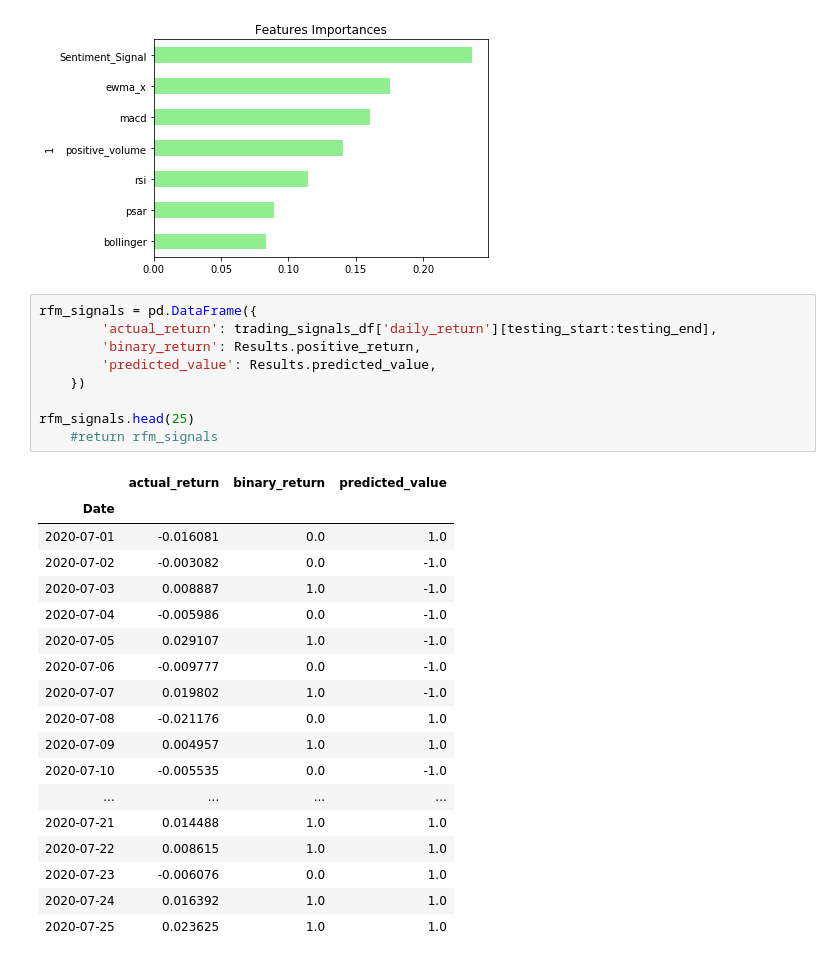
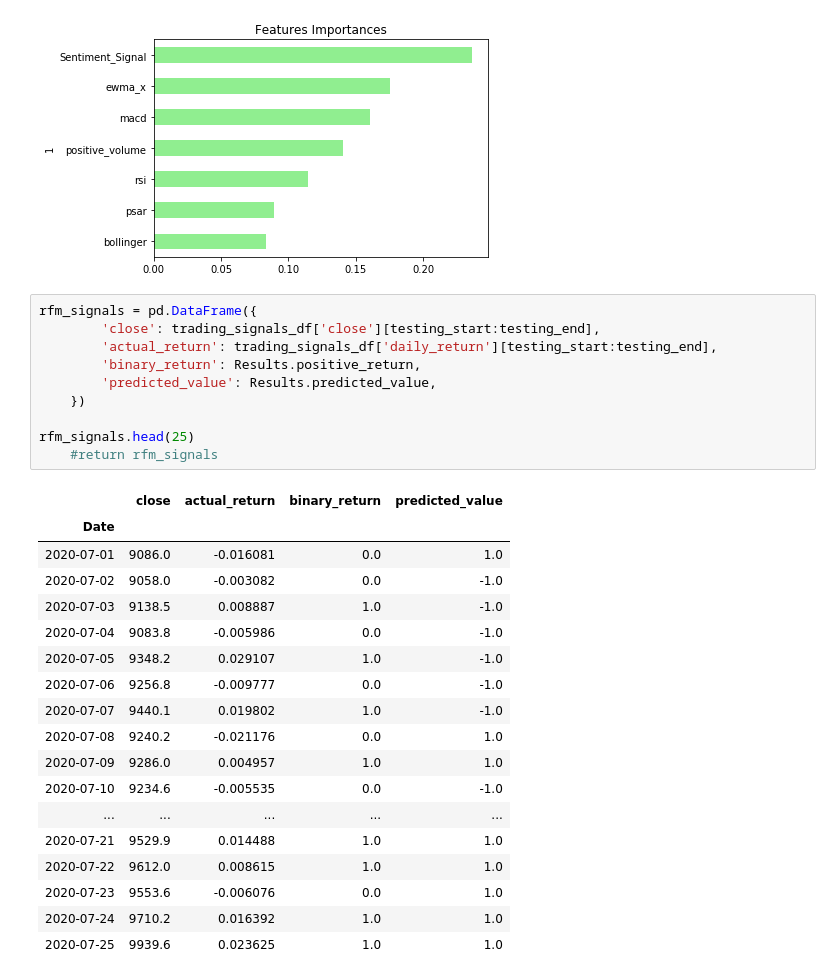
Before and after one commit to stew1922/Crypto_Bandyts, a Jupyter notebook: libs/notebooks/rfm_crypto1.ipynb, the cells around one changed output. Drawn from its saved outputs; the diff is of its cells as text.

```diff
--- a/libs/notebooks/rfm_crypto1.ipynb
+++ b/libs/notebooks/rfm_crypto1.ipynb
@@ -459,29 +459,30 @@ importances_sorted.plot(kind='barh', color='lightgreen', title= 'Features Import
 [figure]
 # %%
 rfm_signals = pd.DataFrame({
+        'close': trading_signals_df['close'][testing_start:testing_end],
         'actual_return': trading_signals_df['daily_return'][testing_start:testing_end],
         'binary_return': Results.positive_return,
         'predicted_value': Results.predicted_value,
     })
 
 rfm_signals.head(25)
     #return rfm_signals
 # %% [output]
-|  | actual_return | binary_return | predicted_value |
-| Date |  |  |  |
-| 2020-07-01 | -0.016081 | 0.0 | 1.0 |
-| 2020-07-02 | -0.003082 | 0.0 | -1.0 |
-| 2020-07-03 | 0.008887 | 1.0 | -1.0 |
-| 2020-07-04 | -0.005986 | 0.0 | -1.0 |
-| 2020-07-05 | 0.029107 | 1.0 | -1.0 |
-| 2020-07-06 | -0.009777 | 0.0 | -1.0 |
-| 2020-07-07 | 0.019802 | 1.0 | -1.0 |
-| 2020-07-08 | -0.021176 | 0.0 | 1.0 |
-| 2020-07-09 | 0.004957 | 1.0 | 1.0 |
-| 2020-07-10 | -0.005535 | 0.0 | -1.0 |
-| ... | ... | ... | ... |
-| 2020-07-21 | 0.014488 | 1.0 | 1.0 |
-| 2020-07-22 | 0.008615 | 1.0 | 1.0 |
-| 2020-07-23 | -0.006076 | 0.0 | 1.0 |
-| 2020-07-24 | 0.016392 | 1.0 | 1.0 |
-| 2020-07-25 | 0.023625 | 1.0 | 1.0 |
+|  | close | actual_return | binary_return | predicted_value |
+| Date |  |  |  |  |
+| 2020-07-01 | 9086.0 | -0.016081 | 0.0 | 1.0 |
+| 2020-07-02 | 9058.0 | -0.003082 | 0.0 | -1.0 |
+| 2020-07-03 | 9138.5 | 0.008887 | 1.0 | -1.0 |
+| 2020-07-04 | 9083.8 | -0.005986 | 0.0 | -1.0 |
+| 2020-07-05 | 9348.2 | 0.029107 | 1.0 | -1.0 |
+| 2020-07-06 | 9256.8 | -0.009777 | 0.0 | -1.0 |
+| 2020-07-07 | 9440.1 | 0.019802 | 1.0 | -1.0 |
+| 2020-07-08 | 9240.2 | -0.021176 | 0.0 | 1.0 |
+| 2020-07-09 | 9286.0 | 0.004957 | 1.0 | 1.0 |
+| 2020-07-10 | 9234.6 | -0.005535 | 0.0 | -1.0 |
+| ... | ... | ... | ... | ... |
+| 2020-07-21 | 9529.9 | 0.014488 | 1.0 | 1.0 |
+| 2020-07-22 | 9612.0 | 0.008615 | 1.0 | 1.0 |
+| 2020-07-23 | 9553.6 | -0.006076 | 0.0 | 1.0 |
+| 2020-07-24 | 9710.2 | 0.016392 | 1.0 | 1.0 |
+| 2020-07-25 | 9939.6 | 0.023625 | 1.0 | 1.0 |
```
Also changed, not shown: 1 other file.
